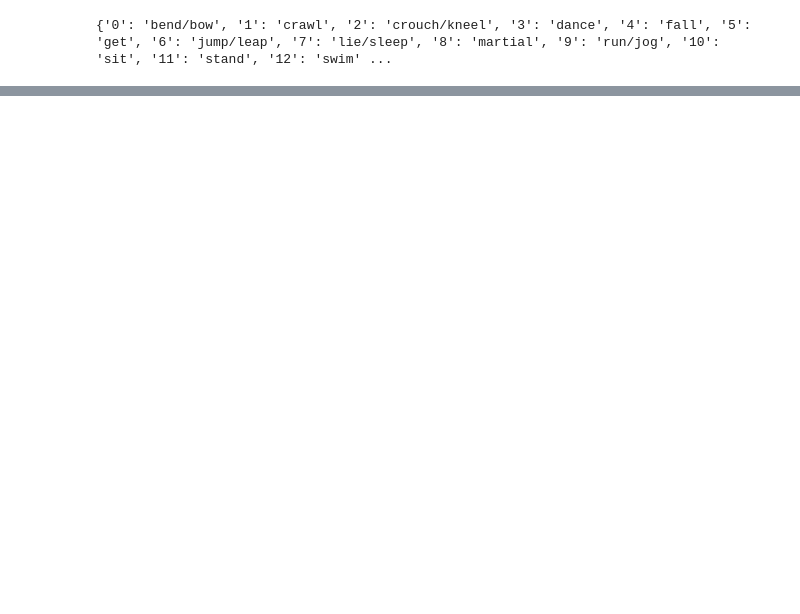
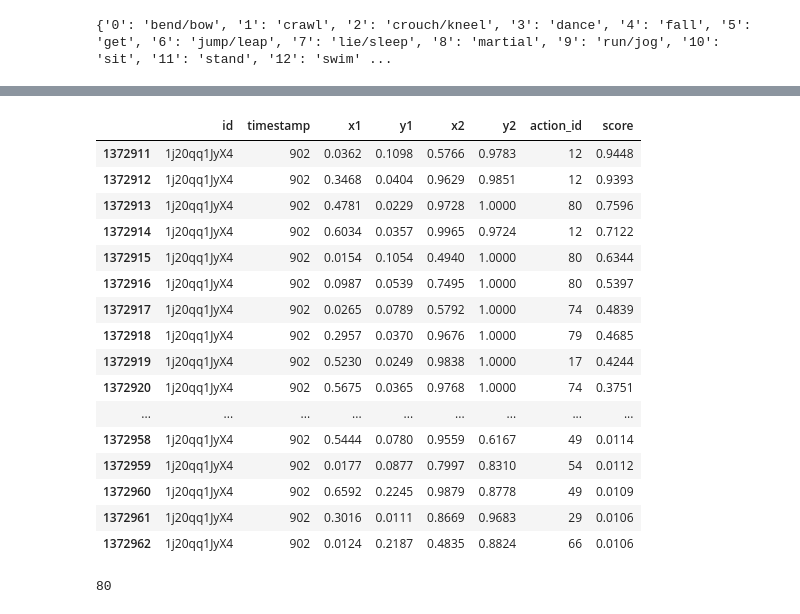
Before and after one commit to maxim-mat/trace-denoise, a Jupyter notebook: src/ava_dataset.ipynb, the cells around one changed output, grey strips where cells are left out. Cells and saved outputs as stored; diff of their text form; code cells hidden in the pictures; blank space fills up the shorter version.

```diff
--- a/src/ava_dataset.ipynb
+++ b/src/ava_dataset.ipynb
@@ -58,0 +79,24 @@ def reconstruct_prob_vector(k, p_k, num_classes, alpha=0.3):
+# %%
+stochastic_df[(stochastic_df["timestamp"] == 902) & (stochastic_df["id"] == "1j20qq1JyX4")]
+# %% [output]
+|  | id | timestamp | x1 | y1 | x2 | y2 | action_id | score |
+| 1372911 | 1j20qq1JyX4 | 902 | 0.0362 | 0.1098 | 0.5766 | 0.9783 | 12 | 0.9448 |
+| 1372912 | 1j20qq1JyX4 | 902 | 0.3468 | 0.0404 | 0.9629 | 0.9851 | 12 | 0.9393 |
+| 1372913 | 1j20qq1JyX4 | 902 | 0.4781 | 0.0229 | 0.9728 | 1.0000 | 80 | 0.7596 |
+| 1372914 | 1j20qq1JyX4 | 902 | 0.6034 | 0.0357 | 0.9965 | 0.9724 | 12 | 0.7122 |
+| 1372915 | 1j20qq1JyX4 | 902 | 0.0154 | 0.1054 | 0.4940 | 1.0000 | 80 | 0.6344 |
+| 1372916 | 1j20qq1JyX4 | 902 | 0.0987 | 0.0539 | 0.7495 | 1.0000 | 80 | 0.5397 |
+| 1372917 | 1j20qq1JyX4 | 902 | 0.0265 | 0.0789 | 0.5792 | 1.0000 | 74 | 0.4839 |
+| 1372918 | 1j20qq1JyX4 | 902 | 0.2957 | 0.0370 | 0.9676 | 1.0000 | 79 | 0.4685 |
+| 1372919 | 1j20qq1JyX4 | 902 | 0.5230 | 0.0249 | 0.9838 | 1.0000 | 17 | 0.4244 |
+| 1372920 | 1j20qq1JyX4 | 902 | 0.5675 | 0.0365 | 0.9768 | 1.0000 | 74 | 0.3751 |
+| ... | ... | ... | ... | ... | ... | ... | ... | ... |
+| 1372958 | 1j20qq1JyX4 | 902 | 0.5444 | 0.0780 | 0.9559 | 0.6167 | 49 | 0.0114 |
+| 1372959 | 1j20qq1JyX4 | 902 | 0.0177 | 0.0877 | 0.7997 | 0.8310 | 54 | 0.0112 |
+| 1372960 | 1j20qq1JyX4 | 902 | 0.6592 | 0.2245 | 0.9879 | 0.8778 | 49 | 0.0109 |
+| 1372961 | 1j20qq1JyX4 | 902 | 0.3016 | 0.0111 | 0.8669 | 0.9683 | 29 | 0.0106 |
+| 1372962 | 1j20qq1JyX4 | 902 | 0.0124 | 0.2187 | 0.4835 | 0.8824 | 66 | 0.0106 |
+# %%
+len(target_df["action_id"].unique())
+# %% [output]
+80
```
Also changed, not shown: parts of 10 cells of this notebook, 3 other files.
